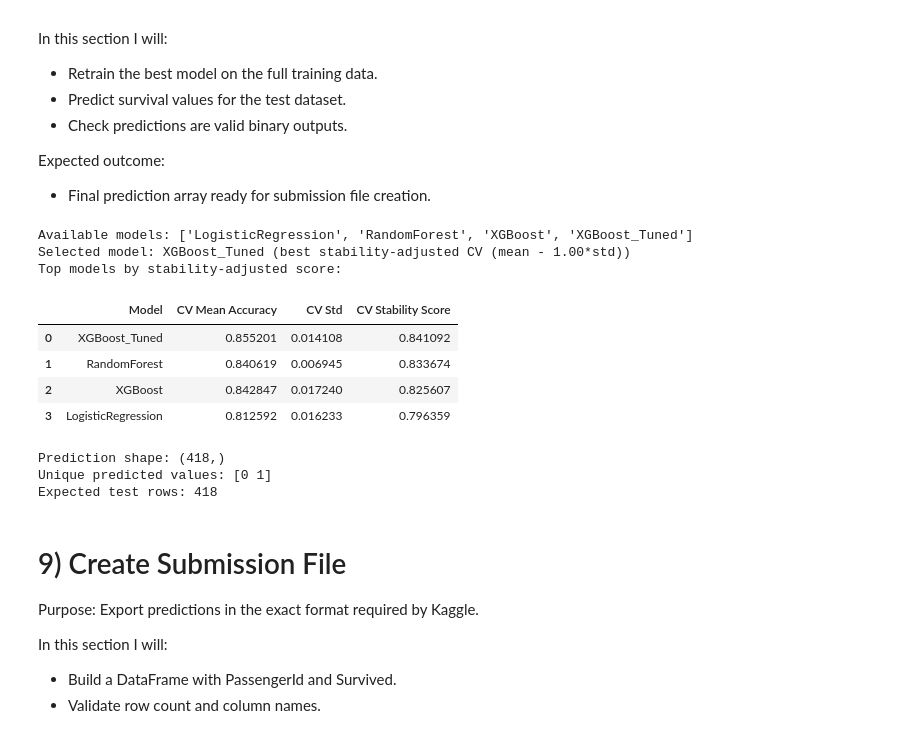
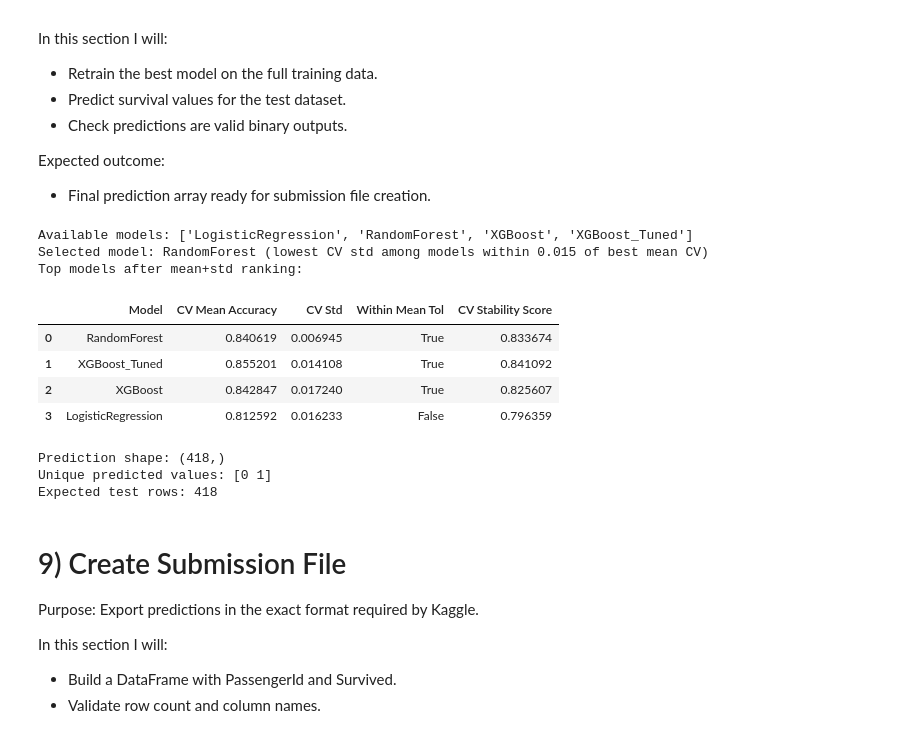
Before and after one commit to modalsaeed/kaggle_titanic, a Jupyter notebook: notebook/main.ipynb, the cells around one changed output. Drawn from its saved outputs; the diff is of its cells as text; code cells hidden in the pictures.

```diff
--- a/notebook/main.ipynb
+++ b/notebook/main.ipynb
@@ -891,19 +892,19 @@ comparison_df = pd.concat(
     ignore_index=True,
 )
 
-stability_penalty = globals().get("STABILITY_PENALTY", 1.0)
-comparison_df["CV Stability Score"] = (
-    comparison_df["CV Mean Accuracy"] - stability_penalty * comparison_df["CV Std"]
-)
+mean_tolerance = globals().get("MEAN_TOLERANCE", 0.015)
+comparison_df["CV Stability Score"] = comparison_df["CV Mean Accuracy"] - comparison_df["CV Std"]
+best_mean_cv = comparison_df["CV Mean Accuracy"].max()
+comparison_df["Within Mean Tol"] = comparison_df["CV Mean Accuracy"] >= (best_mean_cv - mean_tolerance)
 comparison_df = comparison_df.sort_values(
-    by=["CV Stability Score", "CV Mean Accuracy", "CV Std"],
-    ascending=[False, False, True],
+    by=["Within Mean Tol", "CV Std", "CV Mean Accuracy"],
+    ascending=[False, True, False],
 ).reset_index(drop=True)
 
 display(comparison_df)
 
 best_model_name = comparison_df.loc[0, "Model"]
-print("Best model after tuning (stability-adjusted):", best_model_name)
+print("Best model after tuning (mean+std rule):", best_model_name)
 # %% [output]
 Fitting 5 folds for each of 60 candidates, totalling 300 fits
 Best tuned XGBoost CV mean: 0.855201
@@ -945,21 +946,19 @@ from sklearn.pipeline import Pipeline
 
 # Optional manual override for model selection.
 # Set to model name (e.g., "RandomForest", "LogisticRegression", "XGBoost", "XGBoost_Tuned")
-# or set to None to automatically pick best model by stability-adjusted CV.
+# or set to None to automatically pick best model by mean+std rule.
 MANUAL_MODEL_NAME = None
 
 available_models = list(models.keys())
 print("Available models:", available_models)
 
-stability_penalty = globals().get("STABILITY_PENALTY", 1.0)
-if "CV Stability Score" not in comparison_df.columns:
-    comparison_df["CV Stability Score"] = (
-        comparison_df["CV Mean Accuracy"] - stability_penalty * comparison_df["CV Std"]
-    )
-
+mean_tolerance = globals().get("MEAN_TOLERANCE", 0.015)
+comparison_df["CV Stability Score"] = comparison_df["CV Mean Accuracy"] - comparison_df["CV Std"]
+best_mean_cv = comparison_df["CV Mean Accuracy"].max()
+comparison_df["Within Mean Tol"] = comparison_df["CV Mean Accuracy"] >= (best_mean_cv - mean_tolerance)
 comparison_df = comparison_df.sort_values(
-    by=["CV Stability Score", "CV Mean Accuracy", "CV Std"],
-    ascending=[False, False, True],
+    by=["Within Mean Tol", "CV Std", "CV Mean Accuracy"],
+    ascending=[False, True, False],
 ).reset_index(drop=True)
 
 if MANUAL_MODEL_NAME is not None:
@@ -969,46 +968,48 @@ if MANUAL_MODEL_NAME is not None:
     selection_source = "manual override"
 else:
     selected_model_name = comparison_df.loc[0, "Model"]
-    selection_source = f"best stability-adjusted CV (mean - {stability_penalty:.2f}*std)"
+    selection_source = (
+        f"lowest CV std among models within {mean_tolerance:.3f} of best mean CV"
+    )
 
 selected_model = models[selected_model_name]
 
 # Keep compatibility with later sections (submission + experiment log)
 best_model_name = selected_model_name
 best_model = selected_model
 
 print(f"Selected model: {best_model_name} ({selection_source})")
-print("Top models by stability-adjusted score:")
-display(comparison_df[["Model", "CV Mean Accuracy", "CV Std", "CV Stability Score"]].head())
+print("Top models after mean+std ranking:")
+display(comparison_df[["Model", "CV Mean Accuracy", "CV Std", "Within Mean Tol", "CV Stability Score"]].head())
 
 # Build final pipeline
 final_pipeline = Pipeline(
     steps=[
         ("preprocessor", preprocessor),
         ("model", best_model),
     ]
 )
 
 # Train on full training data
 final_pipeline.fit(X, y)
 
 # Predict on test data
 test_pred = final_pipeline.predict(X_test_final)
 
 # Safety checks
 test_pred = np.asarray(test_pred).astype(int)
 print("Prediction shape:", test_pred.shape)
 print("Unique predicted values:", np.unique(test_pred))
 print("Expected test rows:", X_test_final.shape[0])
 # %% [output]
 Available models: ['LogisticRegression', 'RandomForest', 'XGBoost', 'XGBoost_Tuned']
-Selected model: XGBoost_Tuned (best stability-adjusted CV (mean - 1.00*std))
-Top models by stability-adjusted score:
+Selected model: RandomForest (lowest CV std among models within 0.015 of best mean CV)
+Top models after mean+std ranking:
-|  | Model | CV Mean Accuracy | CV Std | CV Stability Score |
-| 0 | XGBoost_Tuned | 0.855201 | 0.014108 | 0.841092 |
-| 1 | RandomForest | 0.840619 | 0.006945 | 0.833674 |
-| 2 | XGBoost | 0.842847 | 0.017240 | 0.825607 |
-| 3 | LogisticRegression | 0.812592 | 0.016233 | 0.796359 |
+|  | Model | CV Mean Accuracy | CV Std | Within Mean Tol | CV Stability Score |
+| 0 | RandomForest | 0.840619 | 0.006945 | True | 0.833674 |
+| 1 | XGBoost_Tuned | 0.855201 | 0.014108 | True | 0.841092 |
+| 2 | XGBoost | 0.842847 | 0.017240 | True | 0.825607 |
+| 3 | LogisticRegression | 0.812592 | 0.016233 | False | 0.796359 |
 Prediction shape: (418,)
 Unique predicted values: [0 1]
 Expected test rows: 418
```
Also changed, not shown: parts of 1 cell of this notebook.
